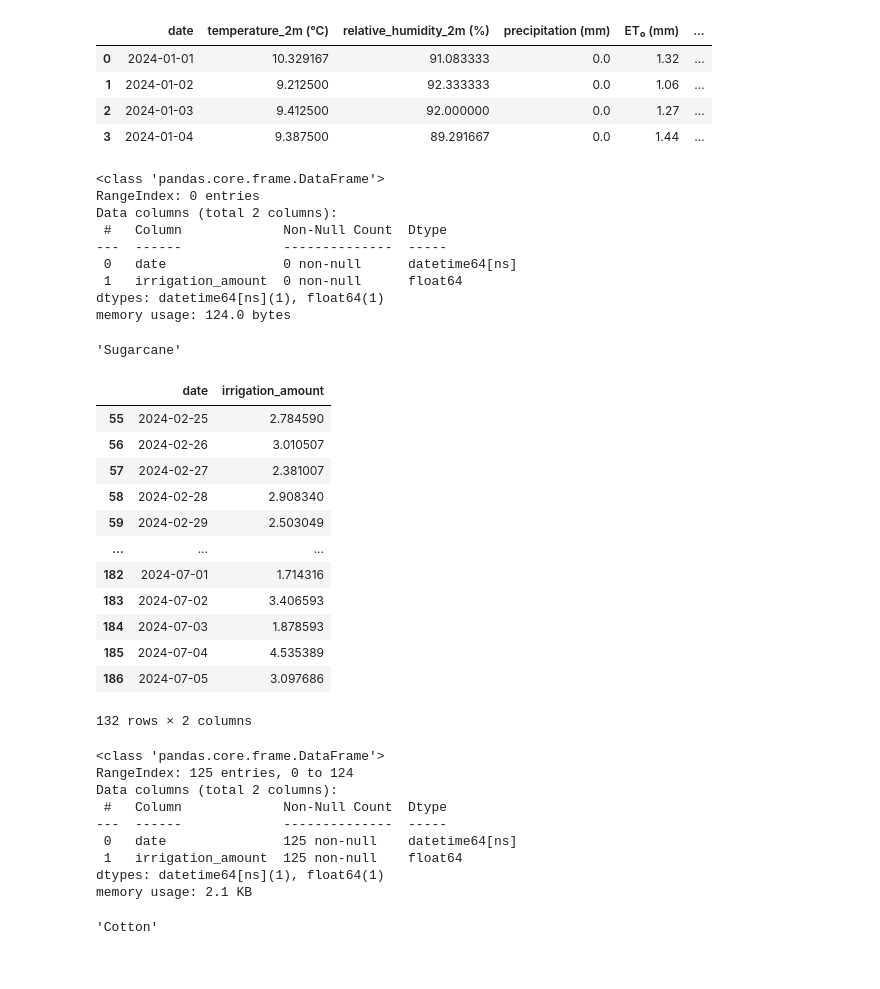
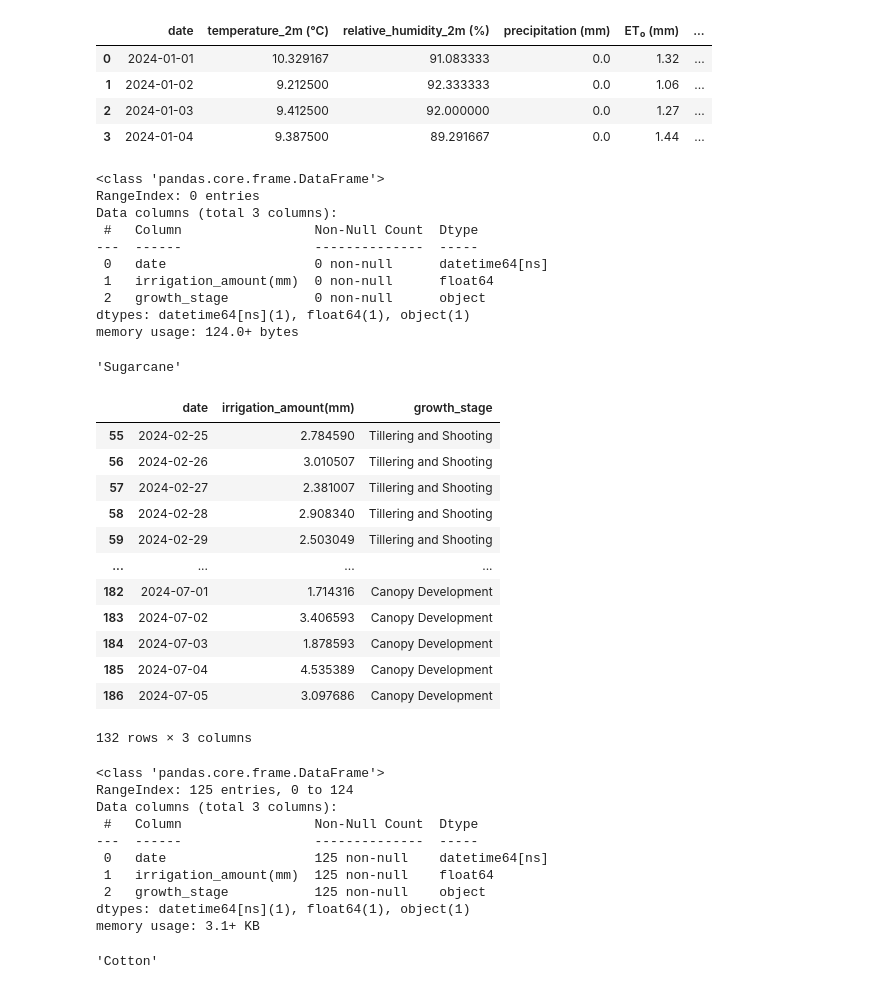
Before and after one commit to Godwin-Oti/Smart-Irrigation-System, a Jupyter notebook: Punjab_India/PUNJAB_2.ipynb, the cells around one changed output. Saved outputs shown, nothing was run; the diff lists cells and outputs as text; code cells hidden in the pictures.

```diff
--- a/Punjab_India/PUNJAB_2.ipynb
+++ b/Punjab_India/PUNJAB_2.ipynb
@@ -1325,7 +1319,8 @@ maize_data.head(4)
 # Create an irrigation schedule within the growing season of Maize
 irrigation_schedule_maize = maize_data[(maize_data['date'] >= '2023-10-21') &
                                               (maize_data['date'] <= '2024-02-10') &
-                                              (maize_data['irrigation_amount'] > 0)][['date', 'irrigation_amount']]
+                                              (maize_data['irrigation_amount(mm)'] > 0)][['date', 'irrigation_amount(mm)','growth_stage']]
+
 
 # Display the resulting irrigation schedule
 maize_irrigation_schedule=irrigation_schedule_maize.reset_index(drop=True)
@@ -1333,13 +1328,14 @@ maize_irrigation_schedule.info()
 # %% [output]
 <class 'pandas.core.frame.DataFrame'>
 RangeIndex: 0 entries
-Data columns (total 2 columns):
- #   Column             Non-Null Count  Dtype
----  ------             --------------  -----
- 0   date               0 non-null      datetime64[ns]
- 1   irrigation_amount  0 non-null      float64
-dtypes: datetime64[ns](1), float64(1)
-memory usage: 124.0 bytes
+Data columns (total 3 columns):
+ #   Column                 Non-Null Count  Dtype
+---  ------                 --------------  -----
+ 0   date                   0 non-null      datetime64[ns]
+ 1   irrigation_amount(mm)  0 non-null      float64
+ 2   growth_stage           0 non-null      object
+dtypes: datetime64[ns](1), float64(1), object(1)
+memory usage: 124.0+ bytes
 # %%
 """Sugarcane"""
 # %% [output]
@@ -1347,39 +1343,41 @@ memory usage: 124.0 bytes
 # %%
 threshold_soil_moisture = 0.220757	  # Example threshold in m³/m³(which is mean of soil moisture in the Dataset)
 # Calculate soil deficit
-sugarcane_data['soil_deficit'] = sugarcane_data['ETc (mm)'] - sugarcane_data['precipitation (mm)']
+sugarcane_data['soil_deficit(mm)'] = sugarcane_data['ETc (mm)'] - sugarcane_data['precipitation (mm)']
 sugarcane_data['irrigation_need'] = sugarcane_data['soil_moisture_28_to_100cm (m³/m³)'] < threshold_soil_moisture
 #sugarcane_data['date'] = pd.to_datetime(sugarcane_data['date'])
 def calculate_irrigation_need(soil_moisture, threshold, soil_deficit):
     if soil_moisture < threshold:
         return max(0, threshold - soil_moisture + soil_deficit)
     return 0
 
-sugarcane_data['irrigation_amount'] = sugarcane_data.apply(lambda row: calculate_irrigation_need(
-    row['soil_moisture_28_to_100cm (m³/m³)'], threshold_soil_moisture, row['soil_deficit']), axis=1)
+sugarcane_data['irrigation_amount(mm)'] = sugarcane_data.apply(lambda row: calculate_irrigation_need(
+    row['soil_moisture_28_to_100cm (m³/m³)'], threshold_soil_moisture, row['soil_deficit(mm)']), axis=1)
 
 # Create an irrigation schedule
-irrigation_schedule = sugarcane_data[sugarcane_data['irrigation_need'] == True][['date', 'irrigation_amount']]
+irrigation_schedule = sugarcane_data[sugarcane_data['irrigation_need'] == True][['date', 'irrigation_amount(mm)','growth_stage']]
+
 irrigation_schedule
 # %% [output]
-|  | date | irrigation_amount |
-| 55 | 2024-02-25 | 2.784590 |
-| 56 | 2024-02-26 | 3.010507 |
-| 57 | 2024-02-27 | 2.381007 |
-| 58 | 2024-02-28 | 2.908340 |
-| 59 | 2024-02-29 | 2.503049 |
-| ... | ... | ... |
-| 182 | 2024-07-01 | 1.714316 |
-| 183 | 2024-07-02 | 3.406593 |
-| 184 | 2024-07-03 | 1.878593 |
-| 185 | 2024-07-04 | 4.535389 |
-| 186 | 2024-07-05 | 3.097686 |
+|  | date | irrigation_amount(mm) | growth_stage |
+| 55 | 2024-02-25 | 2.784590 | Tillering and Shooting |
+| 56 | 2024-02-26 | 3.010507 | Tillering and Shooting |
+| 57 | 2024-02-27 | 2.381007 | Tillering and Shooting |
+| 58 | 2024-02-28 | 2.908340 | Tillering and Shooting |
+| 59 | 2024-02-29 | 2.503049 | Tillering and Shooting |
+| ... | ... | ... | ... |
+| 182 | 2024-07-01 | 1.714316 | Canopy Development |
+| 183 | 2024-07-02 | 3.406593 | Canopy Development |
+| 184 | 2024-07-03 | 1.878593 | Canopy Development |
+| 185 | 2024-07-04 | 4.535389 | Canopy Development |
+| 186 | 2024-07-05 | 3.097686 | Canopy Development |
-132 rows × 2 columns
+132 rows × 3 columns
 # %%
 # Create an irrigation schedule within the growing season of sugarcane
 irrigation_schedule_sugarcane = sugarcane_data[(sugarcane_data['date'] >= '2023-10-21') &
                                               (sugarcane_data['date'] <= '2024-12-31') &
-                                              (sugarcane_data['irrigation_amount'] > 0)][['date', 'irrigation_amount']]
+                                              (sugarcane_data['irrigation_amount(mm)'] > 0)][['date', 'irrigation_amount(mm)','growth_stage']]
+
 
 # Display the resulting irrigation schedule
 sugarcane_irrigation_schedule=irrigation_schedule_sugarcane.reset_index(drop=True)
@@ -1387,13 +1385,14 @@ sugarcane_irrigation_schedule.info()
 # %% [output]
 <class 'pandas.core.frame.DataFrame'>
 RangeIndex: 125 entries, 0 to 124
-Data columns (total 2 columns):
- #   Column             Non-Null Count  Dtype
----  ------             --------------  -----
- 0   date               125 non-null    datetime64[ns]
- 1   irrigation_amount  125 non-null    float64
-dtypes: datetime64[ns](1), float64(1)
-memory usage: 2.1 KB
+Data columns (total 3 columns):
+ #   Column                 Non-Null Count  Dtype
+---  ------                 --------------  -----
+ 0   date                   125 non-null    datetime64[ns]
+ 1   irrigation_amount(mm)  125 non-null    float64
+ 2   growth_stage           125 non-null    object
+dtypes: datetime64[ns](1), float64(1), object(1)
+memory usage: 3.1+ KB
 # %%
 """Cotton"""
 # %% [output]
```
Also changed, not shown: parts of 30 cells of this notebook, 2 other files.
